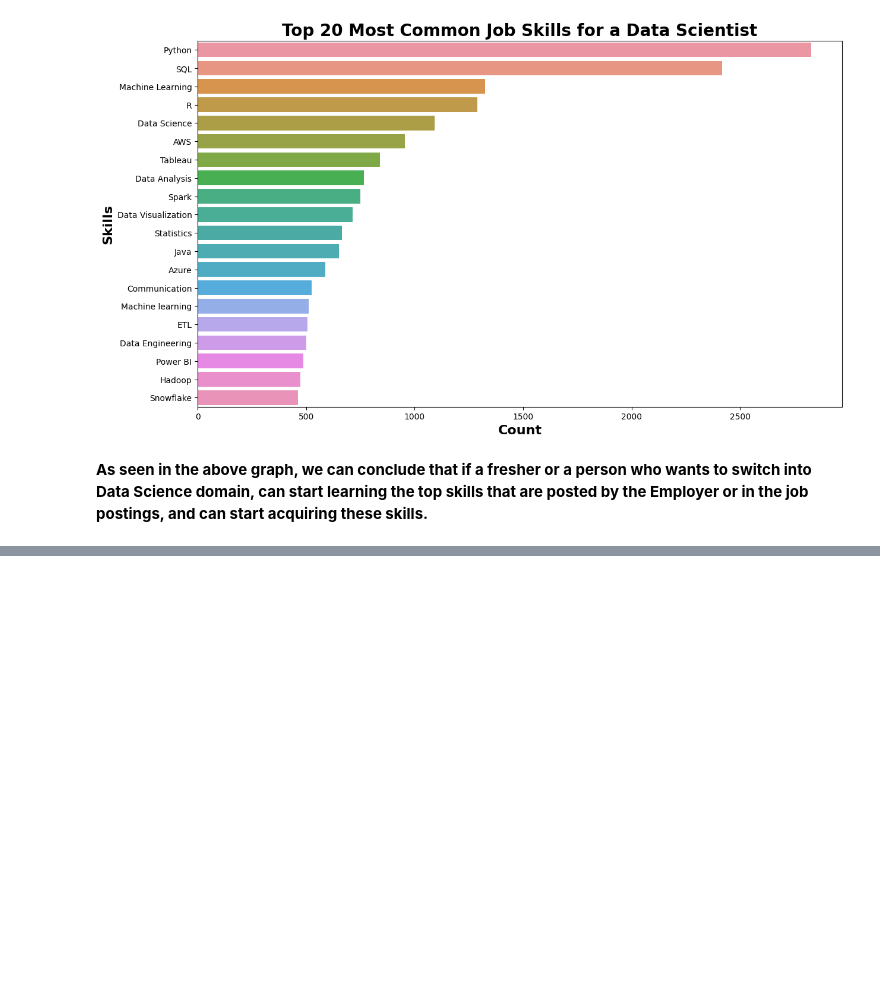
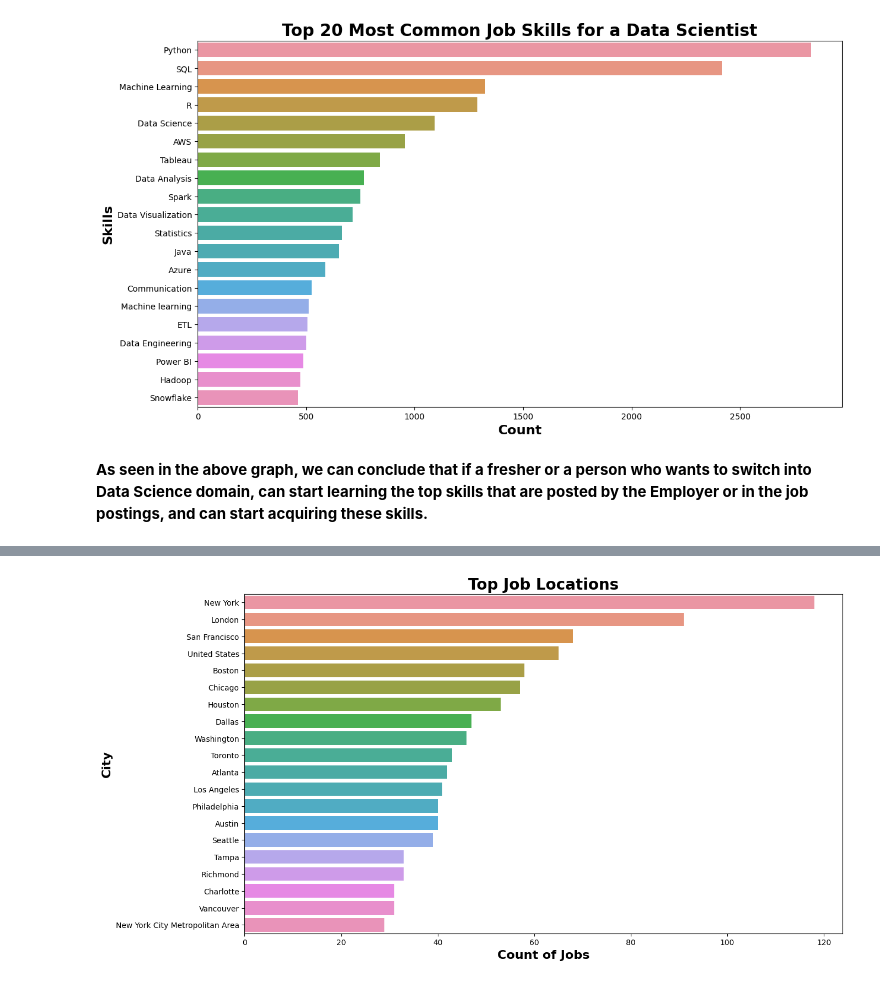
Before and after one commit to kumawatmanish05/LinkedIn_Data_Jobs, a Jupyter notebook: linkedin-data-jobs.ipynb, the cells around one changed output, grey strips where cells are left out. Drawn from its saved outputs; the diff is of its cells as text; code cells hidden in the pictures; blank space fills up the shorter version.

```diff
--- a/linkedin-data-jobs.ipynb
+++ b/linkedin-data-jobs.ipynb
@@ -128,0 +151,16 @@ plt.show()
+# %%
+df['job_location'].astype(str)
+df['City'] = df['job_location'].apply(lambda x: x.split(', ')[0])
+df_location_exploded = df.explode('City')
+
+city_count = df_location_exploded['City'].value_counts().reset_index()
+city_count.columns = ['City', 'Count']
+
+plt.figure(figsize=(14, 8))
+sns.barplot(data=city_count.head(20), x='Count', y='City')
+plt.title('Top Job Locations', fontsize=20, fontweight='bold')
+plt.xlabel('Count of Jobs', fontsize=16, fontweight='bold')
+plt.ylabel('City', fontsize=16, fontweight='bold')
+plt.show()
+# %% [output]
+[figure, added]
```
Also changed, not shown: parts of 19 cells of this notebook.
